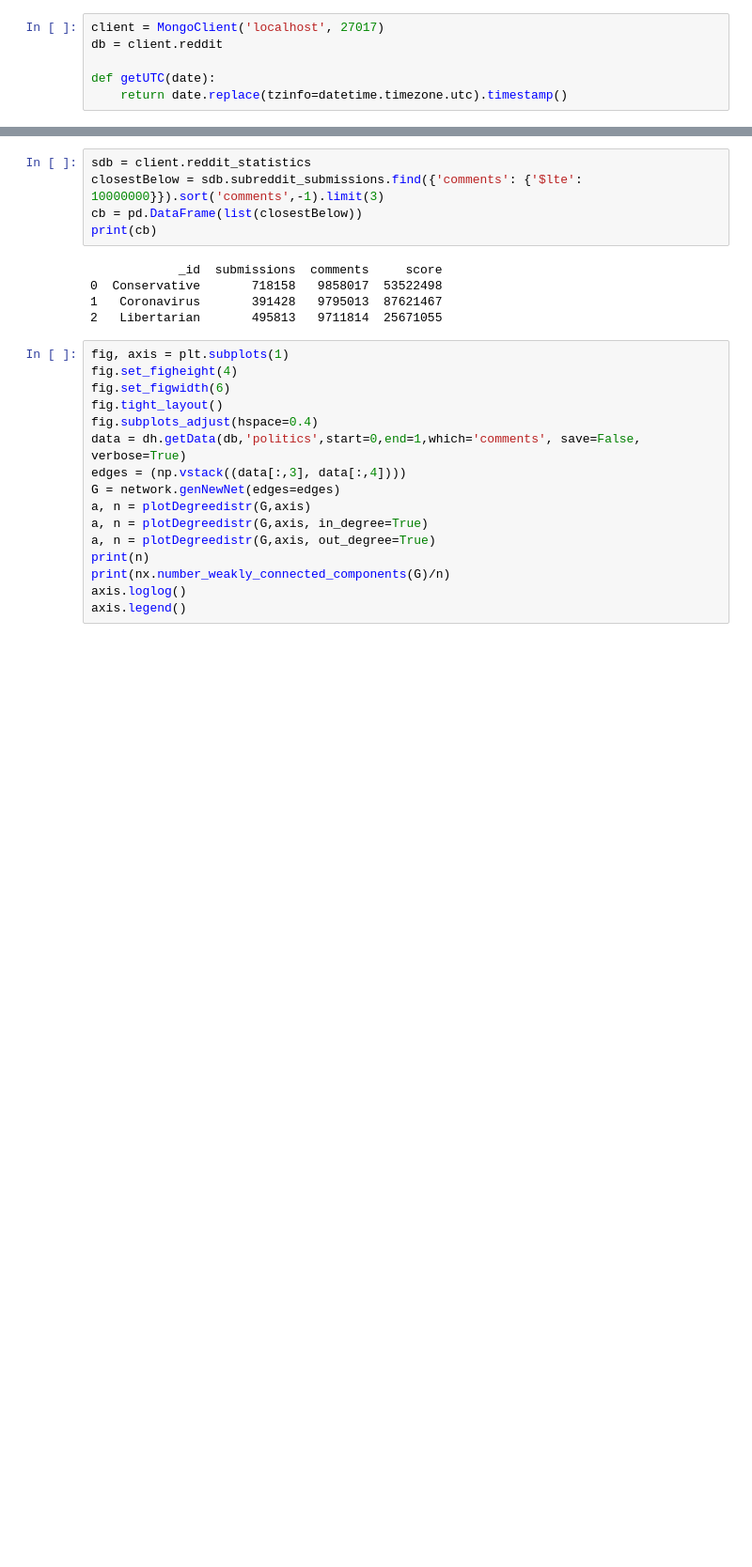
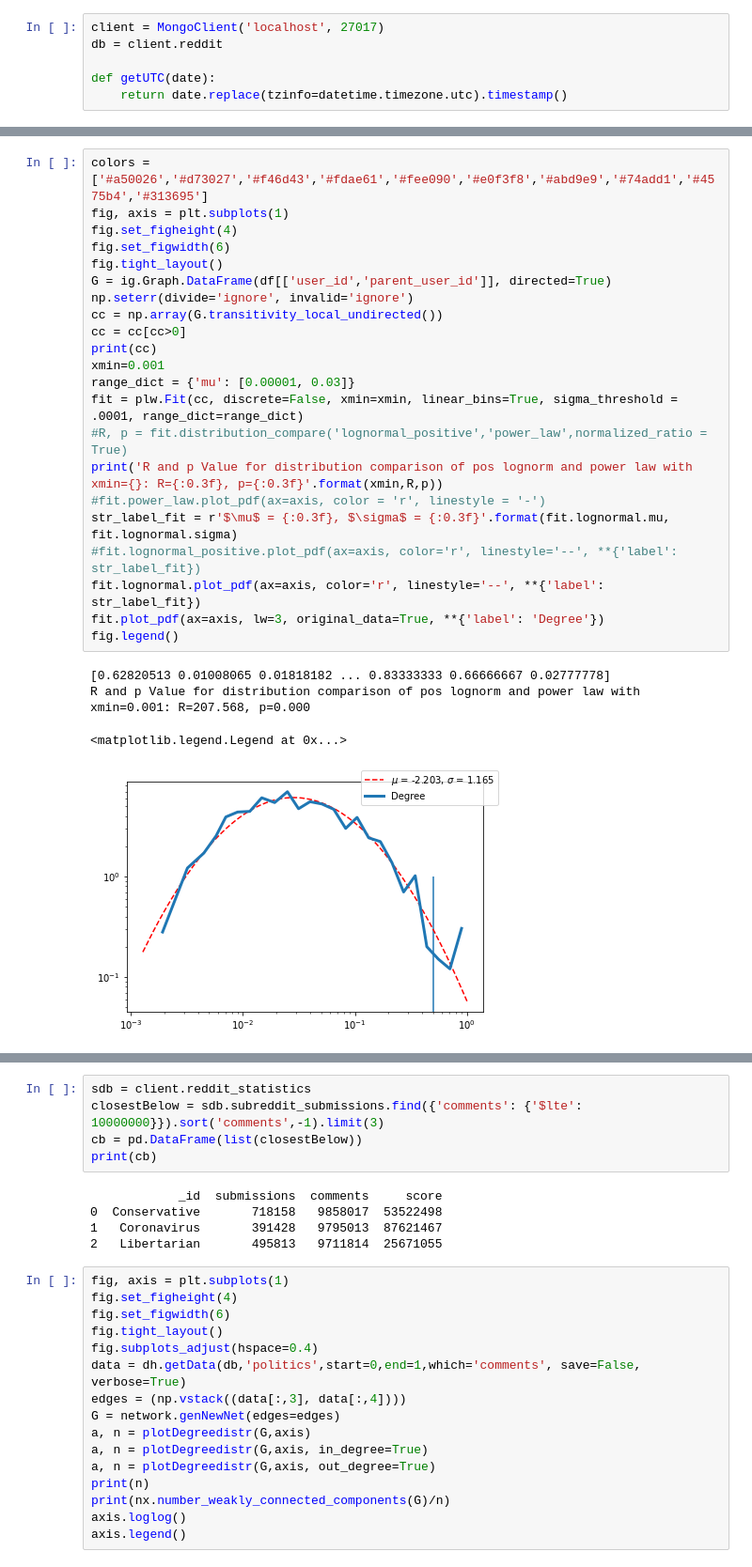
Before and after one commit to vneuhaus/InteractionNetworks, a Jupyter notebook: degreeDistributions.ipynb, the cells around one changed output, grey strips where cells are left out. Shown at 94% size. Drawn from its saved outputs; the diff is of its cells as text; blank space fills up the shorter version.

```diff
--- a/degreeDistributions.ipynb
+++ b/degreeDistributions.ipynb
@@ -85,0 +262,27 @@ print(df)
+# %%
+colors = ['#a50026','#d73027','#f46d43','#fdae61','#fee090','#e0f3f8','#abd9e9','#74add1','#4575b4','#313695']
+fig, axis = plt.subplots(1)
+fig.set_figheight(4)
+fig.set_figwidth(6)
+fig.tight_layout()
+G = ig.Graph.DataFrame(df[['user_id','parent_user_id']], directed=True)
+np.seterr(divide='ignore', invalid='ignore')
+cc = np.array(G.transitivity_local_undirected())
+cc = cc[cc>0]
+print(cc)
+xmin=0.001
+range_dict = {'mu': [0.00001, 0.03]}
+fit = plw.Fit(cc, discrete=False, xmin=xmin, linear_bins=True, sigma_threshold = .0001, range_dict=range_dict)
+#R, p = fit.distribution_compare('lognormal_positive','power_law',normalized_ratio = True)
+print('R and p Value for distribution comparison of pos lognorm and power law with xmin={}: R={:0.3f}, p={:0.3f}'.format(xmin,R,p))
+#fit.power_law.plot_pdf(ax=axis, color = 'r', linestyle = '-')
+str_label_fit = r'$\mu$ = {:0.3f}, $\sigma$ = {:0.3f}'.format(fit.lognormal.mu, fit.lognormal.sigma)
+#fit.lognormal_positive.plot_pdf(ax=axis, color='r', linestyle='--', **{'label': str_label_fit})
+fit.lognormal.plot_pdf(ax=axis, color='r', linestyle='--', **{'label': str_label_fit})
+fit.plot_pdf(ax=axis, lw=3, original_data=True, **{'label': 'Degree'})
+fig.legend()
+# %% [output]
+[0.62820513 0.01008065 0.01818182 ... 0.83333333 0.66666667 0.02777778]
+R and p Value for distribution comparison of pos lognorm and power law with xmin=0.001: R=207.568, p=0.000
+<matplotlib.legend.Legend at 0x...>
+[figure, added]
```
Also changed, not shown: parts of 33 cells of this notebook, 6 other files.
